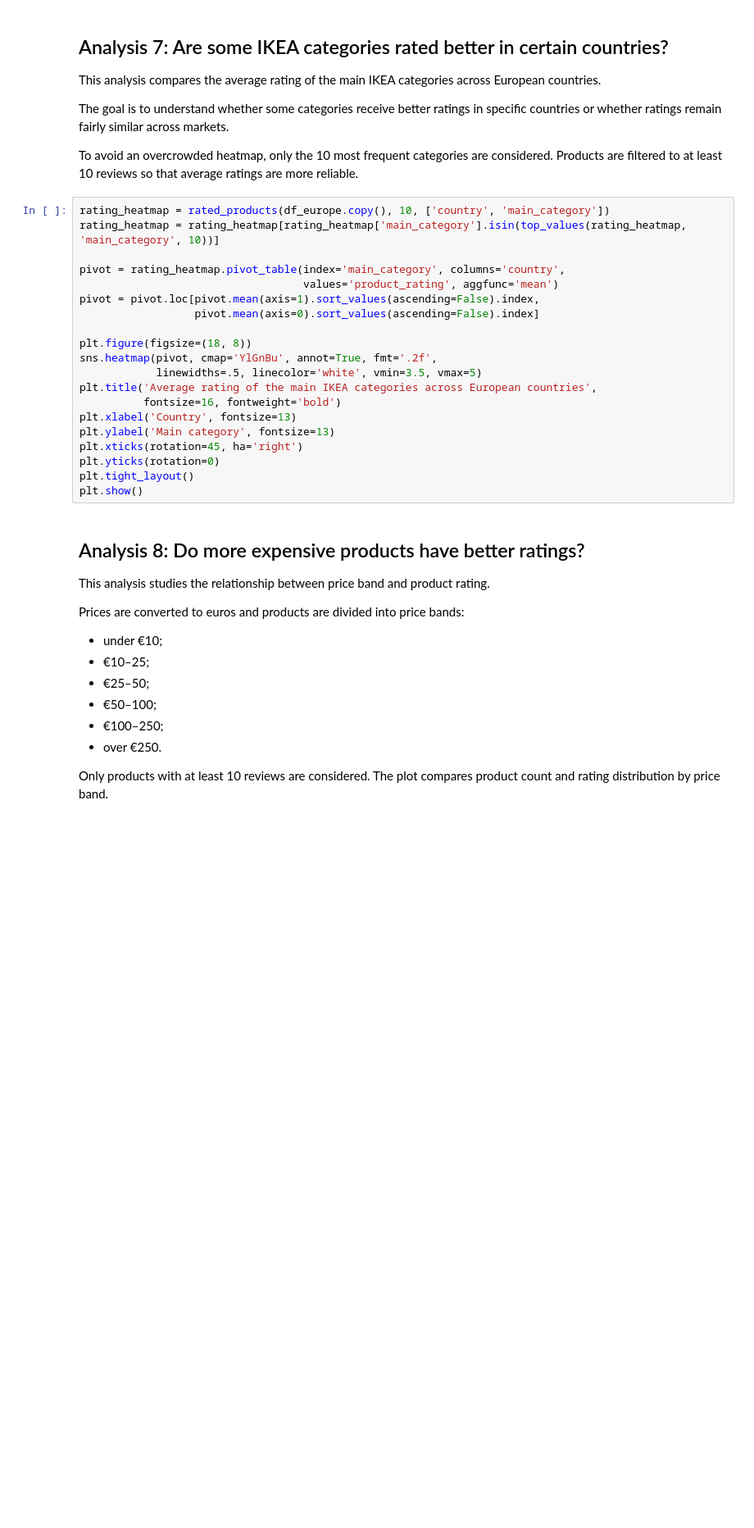
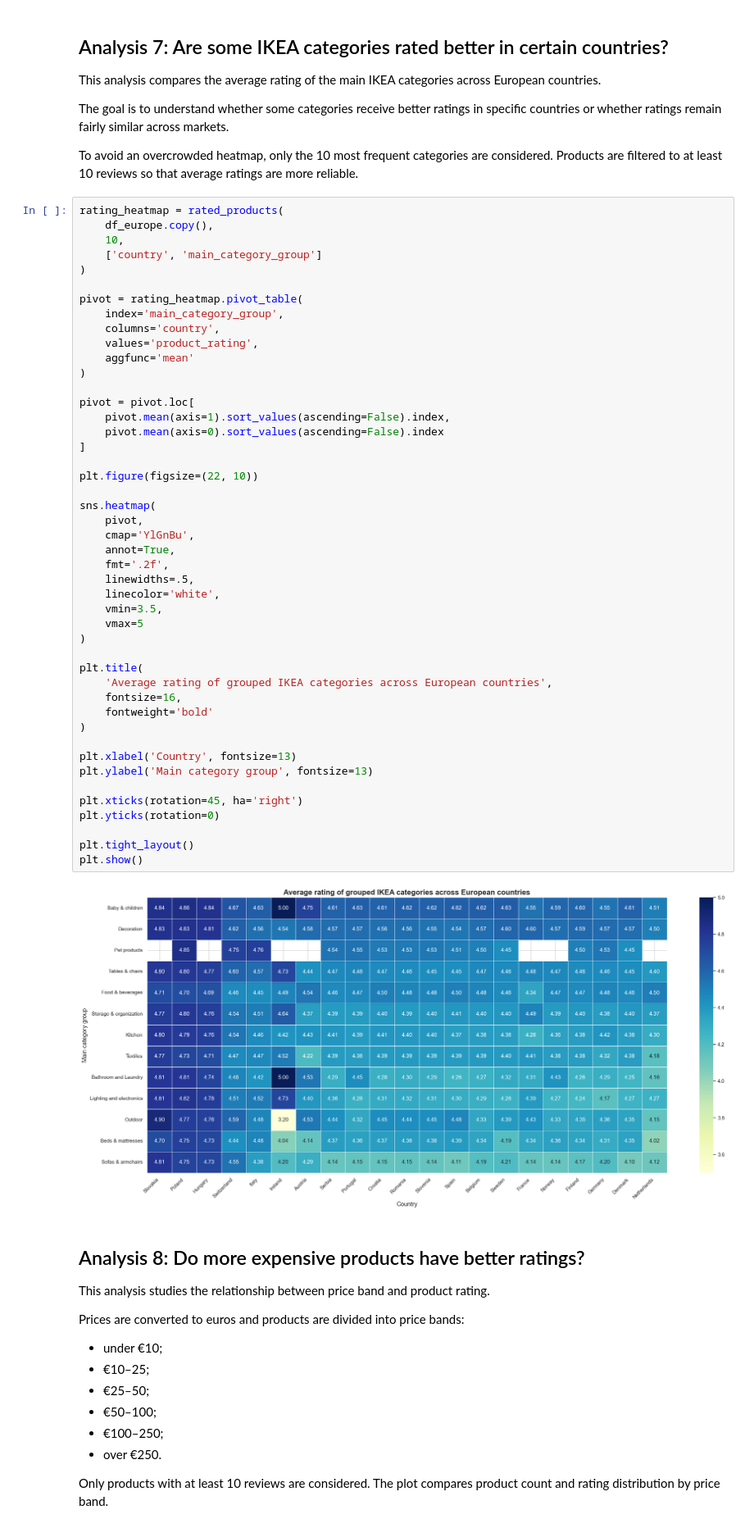
Before and after one commit to xavier-horisberger/ds-pj2-ikea, a Jupyter notebook: IKEA_product_catalog_analysis.ipynb, the cells around one changed output. Shown at 82% size. Drawn from its saved outputs; the diff is of its cells as text; blank space fills up the shorter version.

```diff
--- a/IKEA_product_catalog_analysis.ipynb
+++ b/IKEA_product_catalog_analysis.ipynb
@@ -550,25 +995,53 @@ The goal is to understand whether some categories receive better ratings in spec
 
 To avoid an overcrowded heatmap, only the 10 most frequent categories are considered. Products are filtered to at least 10 reviews so that average ratings are more reliable.
 # %%
-rating_heatmap = rated_products(df_europe.copy(), 10, ['country', 'main_category'])
-rating_heatmap = rating_heatmap[rating_heatmap['main_category'].isin(top_values(rating_heatmap, 'main_category', 10))]
+rating_heatmap = rated_products(
+    df_europe.copy(),
+    10,
+    ['country', 'main_category_group']
+)
 
-pivot = rating_heatmap.pivot_table(index='main_category', columns='country',
-                                   values='product_rating', aggfunc='mean')
-pivot = pivot.loc[pivot.mean(axis=1).sort_values(ascending=False).index,
-                  pivot.mean(axis=0).sort_values(ascending=False).index]
+pivot = rating_heatmap.pivot_table(
+    index='main_category_group',
+    columns='country',
+    values='product_rating',
+    aggfunc='mean'
+)
 
-plt.figure(figsize=(18, 8))
-sns.heatmap(pivot, cmap='YlGnBu', annot=True, fmt='.2f',
-            linewidths=.5, linecolor='white', vmin=3.5, vmax=5)
-plt.title('Average rating of the main IKEA categories across European countries',
-          fontsize=16, fontweight='bold')
+pivot = pivot.loc[
+    pivot.mean(axis=1).sort_values(ascending=False).index,
+    pivot.mean(axis=0).sort_values(ascending=False).index
+]
+
+plt.figure(figsize=(22, 10))
+
+sns.heatmap(
+    pivot,
+    cmap='YlGnBu',
+    annot=True,
+    fmt='.2f',
+    linewidths=.5,
+    linecolor='white',
+    vmin=3.5,
+    vmax=5
+)
+
+plt.title(
+    'Average rating of grouped IKEA categories across European countries',
+    fontsize=16,
+    fontweight='bold'
+)
+
 plt.xlabel('Country', fontsize=13)
-plt.ylabel('Main category', fontsize=13)
+plt.ylabel('Main category group', fontsize=13)
+
 plt.xticks(rotation=45, ha='right')
 plt.yticks(rotation=0)
+
 plt.tight_layout()
 plt.show()
+# %% [output]
+[figure, added]
 # %% [markdown]
 ## Analysis 8: Do more expensive products have better ratings?
 
```
Also changed, not shown: parts of 10 cells of this notebook.
